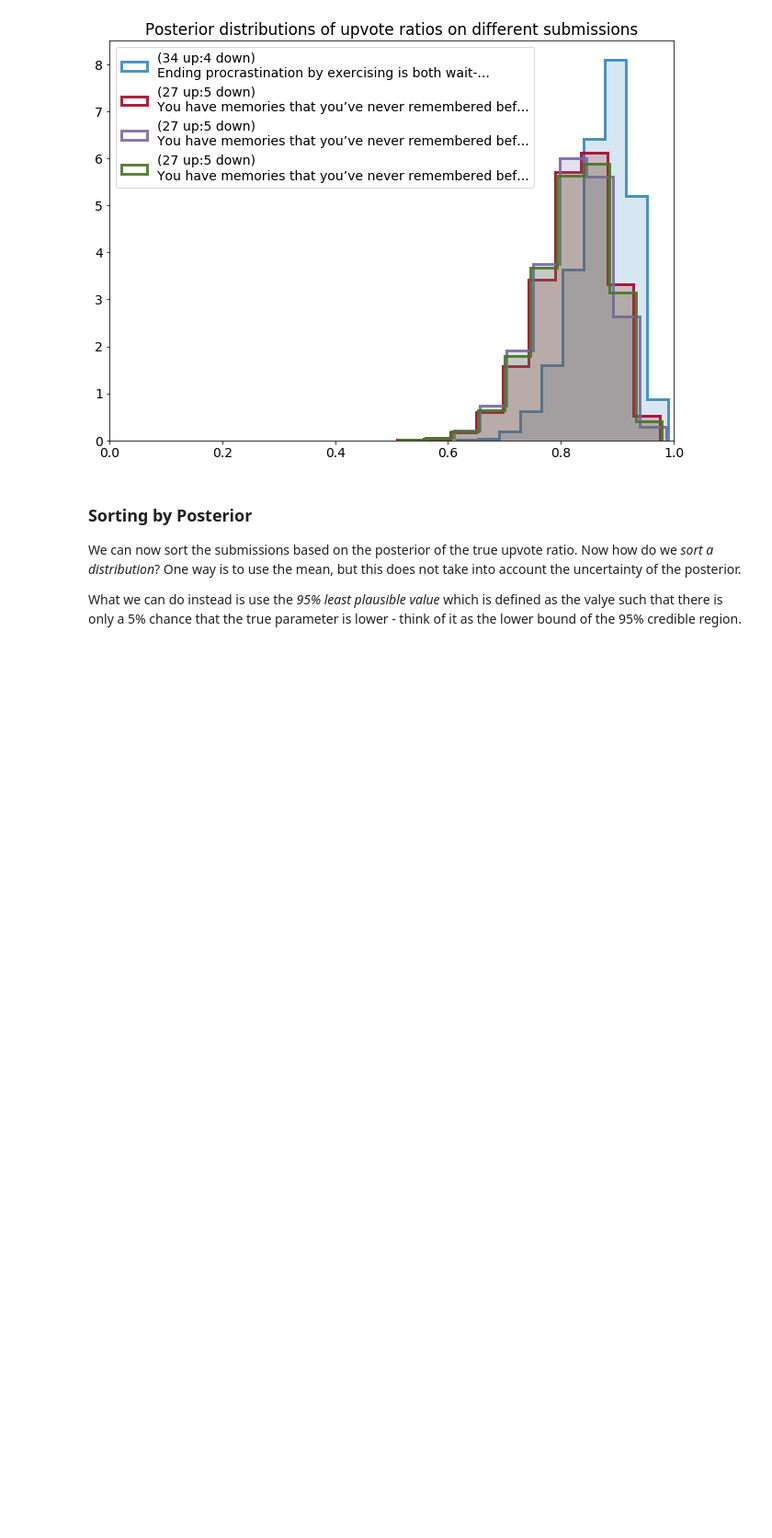
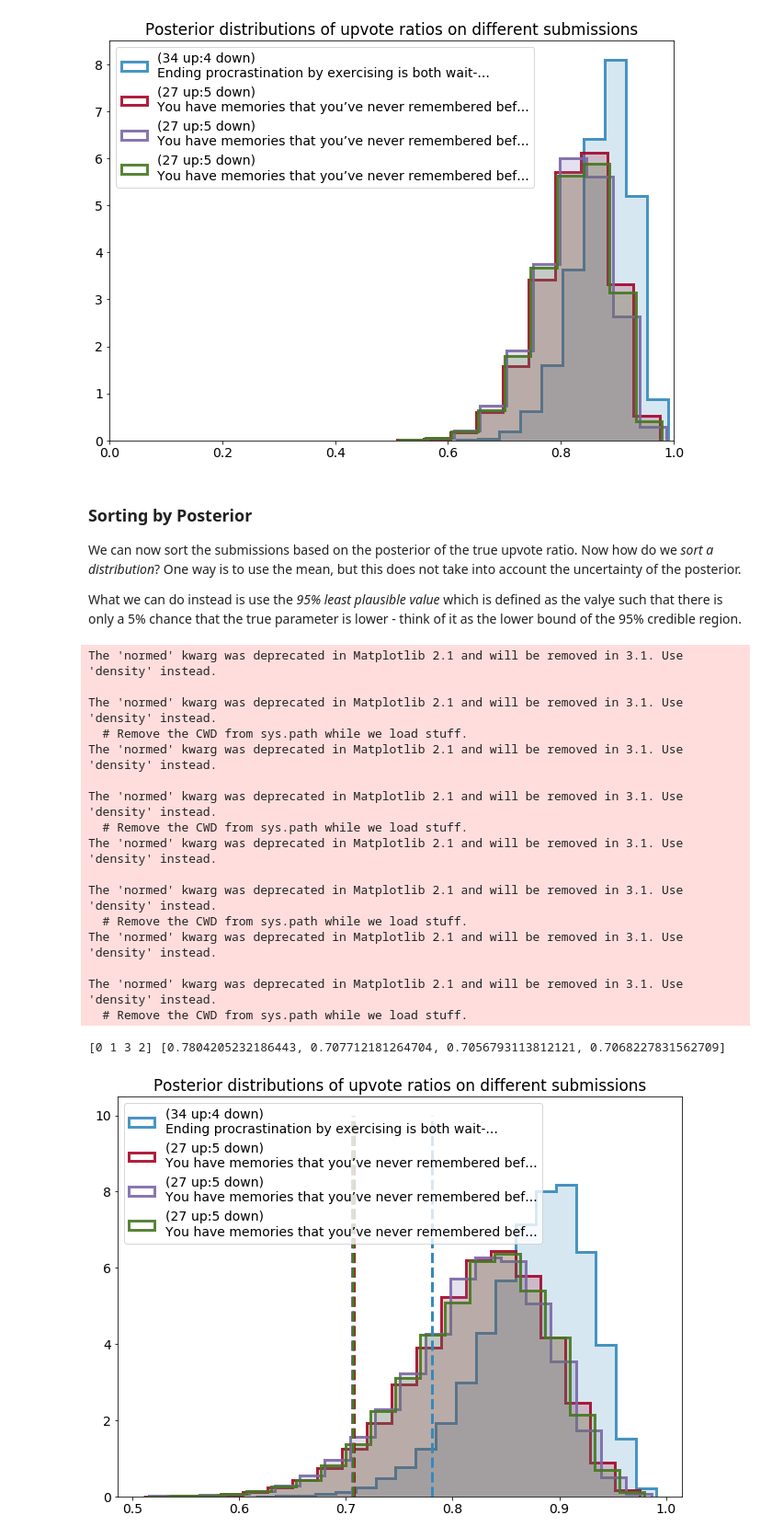
Before and after one commit to JontySinai/ProbabilisticProgramming, a Jupyter notebook: my_BayesianMethodsForHackers/4_RedditUpvotes.ipynb, the cells around one changed output. Shown: that part at 92% size. Saved outputs shown, nothing was run; the diff lists cells and outputs as text; code cells hidden in the pictures; blank space fills up the shorter version.

Commit message:
BM4H Chapter 4 - Law of Large Numbers and Reddit Upvotes

```diff
--- a/my_BayesianMethodsForHackers/4_RedditUpvotes.ipynb
+++ b/my_BayesianMethodsForHackers/4_RedditUpvotes.ipynb
@@ -329,3 +329,43 @@ The 'normed' kwarg was deprecated in Matplotlib 2.1 and will be removed in 3.1.
 We can now sort the submissions based on the posterior of the true upvote ratio. Now how do we *sort a distribution*? One way is to use the mean, but this does not take into account the uncertainty of the posterior.
 
 What we can do instead is use the *95% least plausible value* which is defined as the valye such that there is only a 5% chance that the true parameter is lower - think of it as the lower bound of the 95% credible region.
+# %%
+N = posteriors[0].shape[0]
+lower_limits = []
+
+for i in range(len(submissions)):
+    j = submissions[i]
+    plt.hist( posteriors[i], bins = 20, normed = True, alpha = .9,
+            histtype="step",color = colours[i], lw = 3,
+            label = '(%d up:%d down)\n%s...'%(votes[j, 0], votes[j,1], contents[j][:50]) )
+    plt.hist( posteriors[i], bins = 20, normed = True, alpha = .2,
+            histtype="stepfilled",color = colours[i], lw = 3, )
+    v = np.sort( posteriors[i] )[ int(0.05*N) ]
+    #plt.vlines( v, 0, 15 , color = "k", alpha = 1, linewidths=3 )
+    plt.vlines( v, 0, 10 , color = colours[i], linestyles = "--",  linewidths=3  )
+    lower_limits.append(v)
+    plt.legend(loc="upper left")
+
+plt.legend(loc="upper left")
+plt.title("Posterior distributions of upvote ratios on different submissions");
+order = np.argsort( -np.array( lower_limits ) )
+print(order, lower_limits)
+# %% [output]
+The 'normed' kwarg was deprecated in Matplotlib 2.1 and will be removed in 3.1. Use 'density' instead.
+
+The 'normed' kwarg was deprecated in Matplotlib 2.1 and will be removed in 3.1. Use 'density' instead.
+  # Remove the CWD from sys.path while we load stuff.
+The 'normed' kwarg was deprecated in Matplotlib 2.1 and will be removed in 3.1. Use 'density' instead.
+
+The 'normed' kwarg was deprecated in Matplotlib 2.1 and will be removed in 3.1. Use 'density' instead.
+  # Remove the CWD from sys.path while we load stuff.
+The 'normed' kwarg was deprecated in Matplotlib 2.1 and will be removed in 3.1. Use 'density' instead.
+
+The 'normed' kwarg was deprecated in Matplotlib 2.1 and will be removed in 3.1. Use 'density' instead.
+  # Remove the CWD from sys.path while we load stuff.
+The 'normed' kwarg was deprecated in Matplotlib 2.1 and will be removed in 3.1. Use 'density' instead.
+
+The 'normed' kwarg was deprecated in Matplotlib 2.1 and will be removed in 3.1. Use 'density' instead.
+  # Remove the CWD from sys.path while we load stuff.
+[0 1 3 2] [0.7804205232186443, 0.707712181264704, 0.7056793113812121, 0.7068227831562709]
+[figure, added]
```
